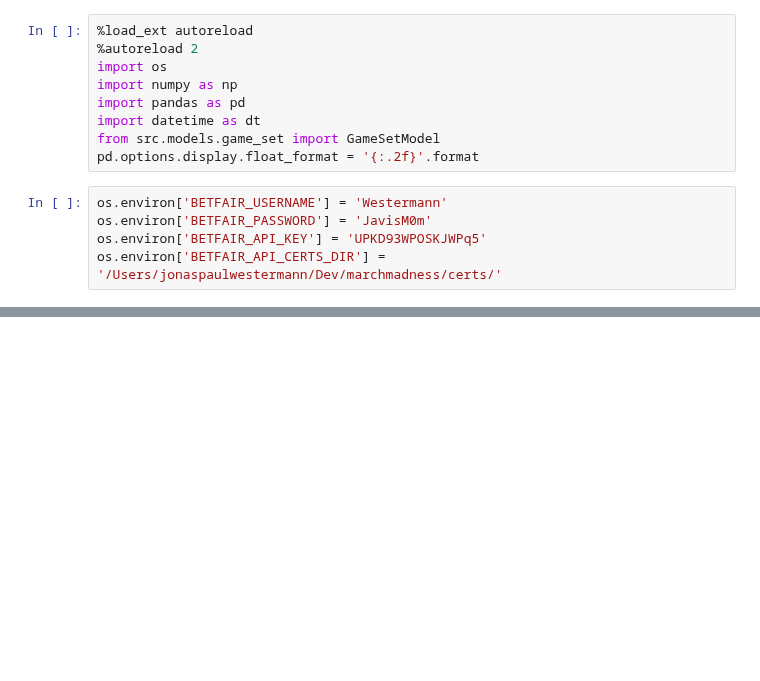
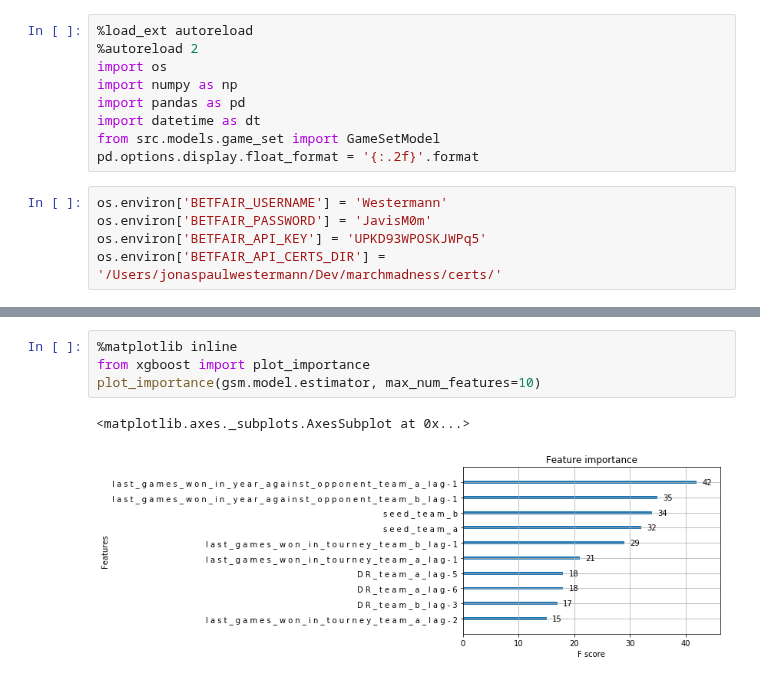
Before and after one commit to TheMoods/MarchMadness, a Jupyter notebook: Game_Set_Model.ipynb, the cells around one changed output, grey strips where cells are left out. Drawn from its saved outputs; the diff is of its cells as text; blank space fills up the shorter version.

```diff
--- a/Game_Set_Model.ipynb
+++ b/Game_Set_Model.ipynb
@@ -55,3 +56,10 @@ gsm.get_prediction_table().dropna()
+# %%
+%matplotlib inline
+from xgboost import plot_importance
+plot_importance(gsm.model.estimator, max_num_features=10)
+# %% [output]
+<matplotlib.axes._subplots.AxesSubplot at 0x...>
+[figure, added]
 # %%
 gsm.model.cross_validate(n=100, n_splits=5, show_histogram=True, estimator_params={'max_depth': 7, 'subsample':.8})
 # %% [output]
```
Also changed, not shown: parts of 4 cells of this notebook, 4 other files.
